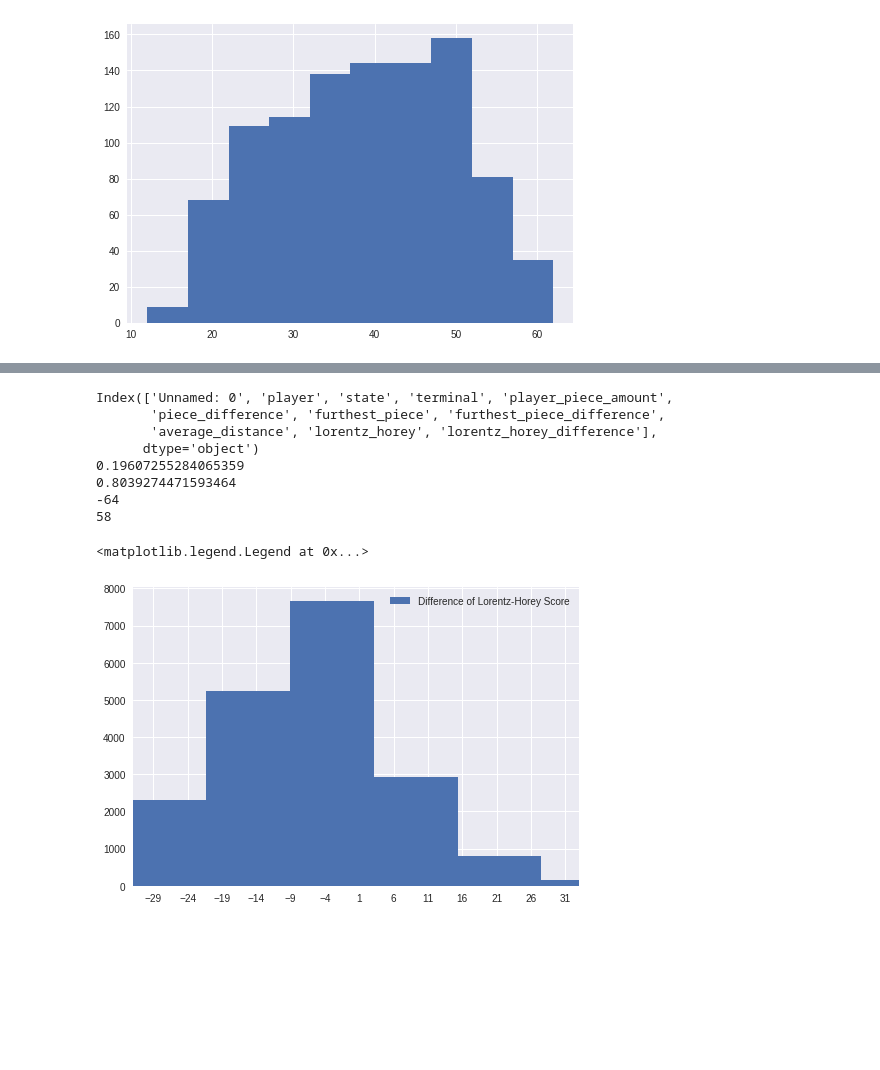
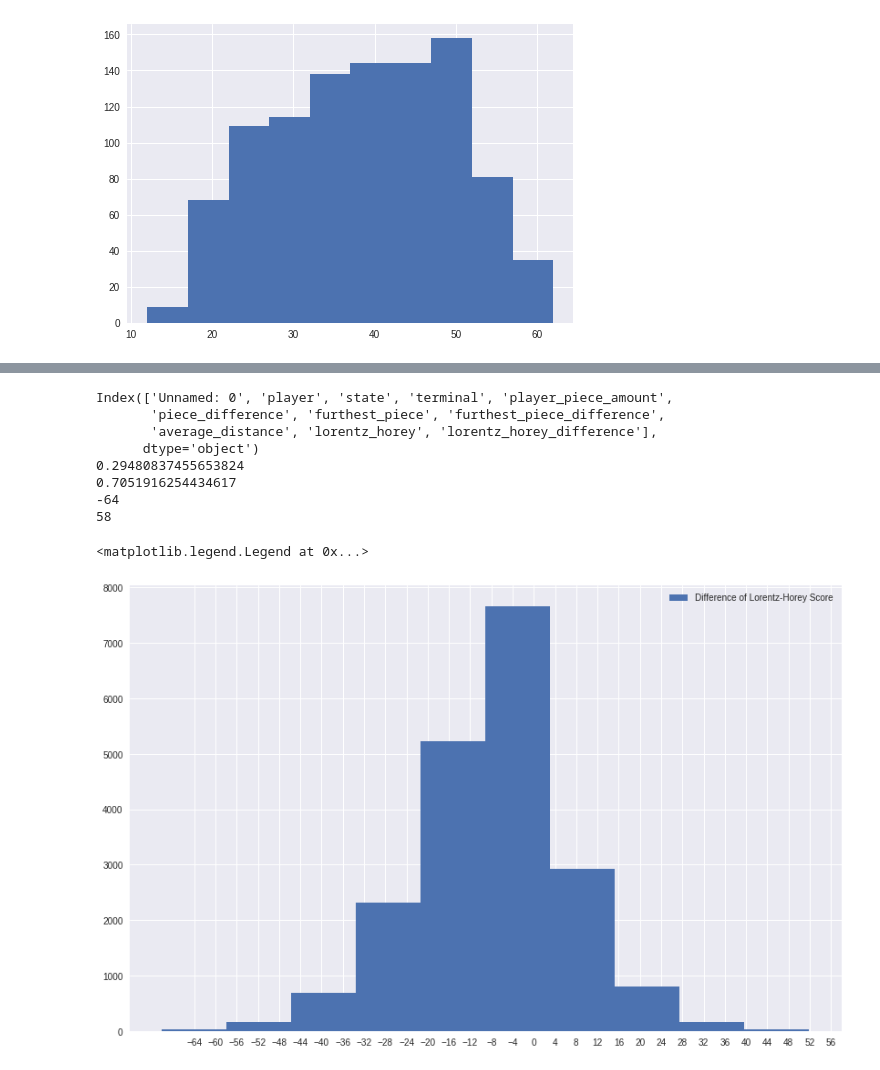
Before and after one commit to Sigurdurhelga/MSc-Breakthrough, a Jupyter notebook: hlc_evaluator/generate_heuristic_dataset.ipynb, the cells around one changed output, grey strips where cells are left out. Cells and saved outputs as stored; diff of their text form; code cells hidden in the pictures; blank space fills up the shorter version.

```diff
--- a/hlc_evaluator/generate_heuristic_dataset.ipynb
+++ b/hlc_evaluator/generate_heuristic_dataset.ipynb
@@ -785,28 +792,28 @@ perc: 0.588469184890656
 # %%
 print(df.columns)
 col = "lorentz_horey_difference"
-val = 10
-ax = plt.subplot(111)
+val = 5
+f,ax = plt.subplots(1,1, figsize=(14,9))
 print(len(df[df[col] >= val])/ len(df))
 print(len(df[df[col] < val]) / len(df))
 print(df[col].min())
 print(df[col].max())
 max_range = max(abs(df[col].min()),abs(df[col].max()))
 npatches = []
-ticks = np.arange(df[col].min(), df[col].max()+1,5)
+ticks = np.arange(df[col].min(), df[col].max()+1,4)
 plt.xticks(ticks)
-ax.set_xlim((0-half,0+half+1))
+# ax.set_xlim((0-half,0+half+1))
 npatches.append(mpatches.Patch(label='Difference of Lorentz-Horey Score'))
 ax.hist(df[col], align="left")
 ax.legend(handles=npatches)
 # %% [output]
 Index(['Unnamed: 0', 'player', 'state', 'terminal', 'player_piece_amount',
        'piece_difference', 'furthest_piece', 'furthest_piece_difference',
        'average_distance', 'lorentz_horey', 'lorentz_horey_difference'],
       dtype='object')
-0.19607255284065359
-0.8039274471593464
+0.29480837455653824
+0.7051916254434617
 -64
 58
 <matplotlib.legend.Legend at 0x...>
-[figure, old version]
+[figure, new version]
```
Also changed, not shown: parts of 4 cells of this notebook, 26 other files.
